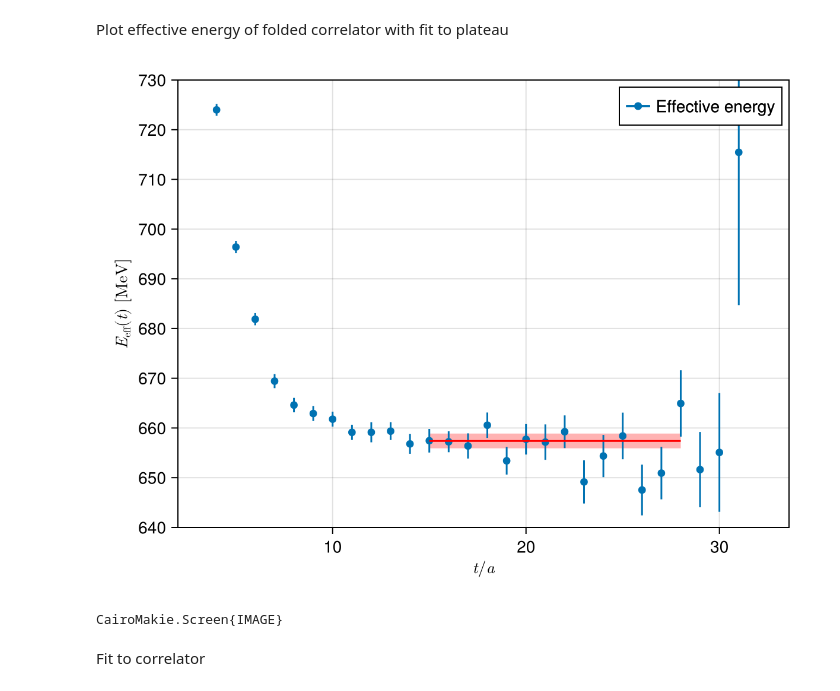
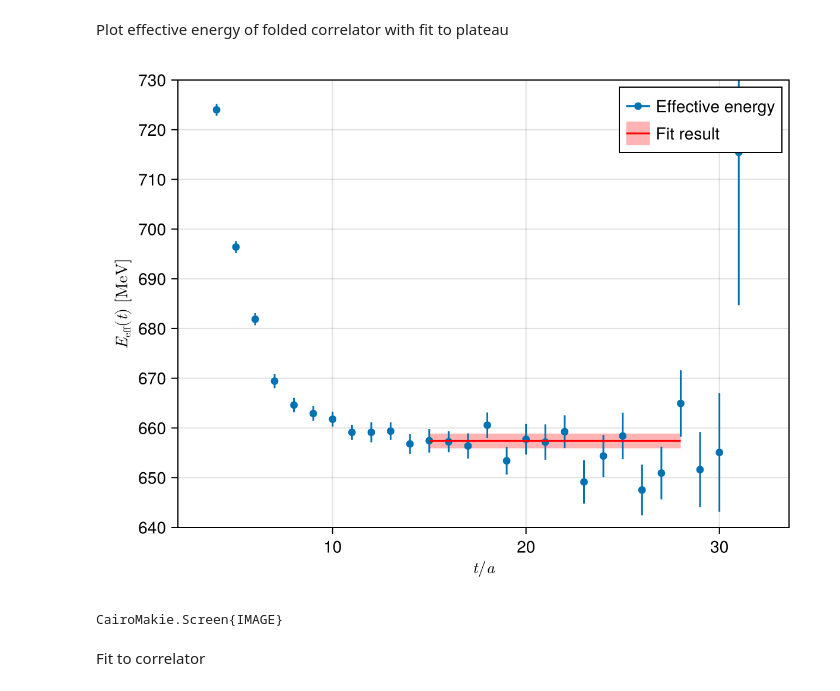
Before and after one commit to ResStump/CorrelatorAnalysis.jl, a Jupyter notebook: examples/correlator_analysis.ipynb, the cells around one changed output. Drawn from its saved outputs; the diff is of its cells as text; code cells hidden in the pictures.

```diff
--- a/examples/correlator_analysis.ipynb
+++ b/examples/correlator_analysis.ipynb
@@ -166,11 +168,12 @@ Plot effective energy of folded correlator with fit to plateau
 # %%
 f = CM.Figure()
 ax = CM.Axis(f[1, 1], limits=(2, nothing, 640, 730))
 CA.plot_effective_energy!(am_eff_folded/a, unit=unit)
-CA.plot_error_rectangle!(m_folded, plateau_range_folded)
+CA.plot_error_rectangle!(m_folded, plateau_range_folded, label="Fit result")
+CM.axislegend(ax, merge=true)
 display(f)
 # %% [output]
-[figure, old version]
+[figure, new version]
 CairoMakie.Screen{IMAGE}
 # %% [markdown]
 Fit to correlator
```
Also changed, not shown: parts of 8 cells of this notebook, 3 other files.
